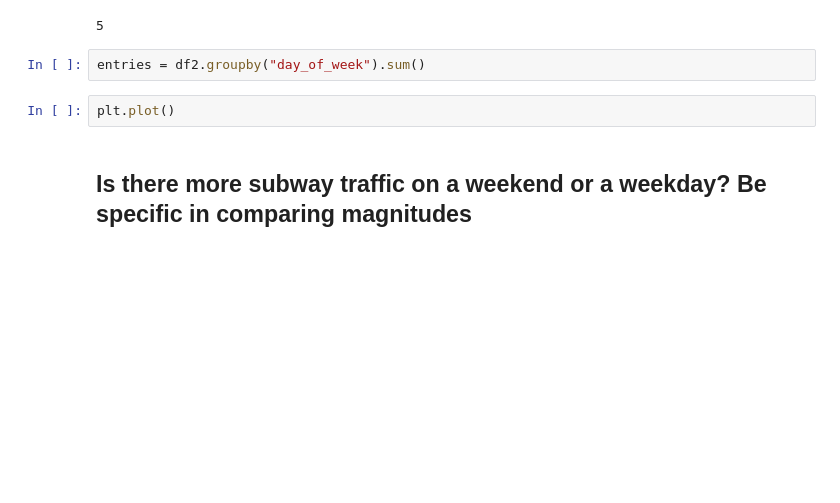
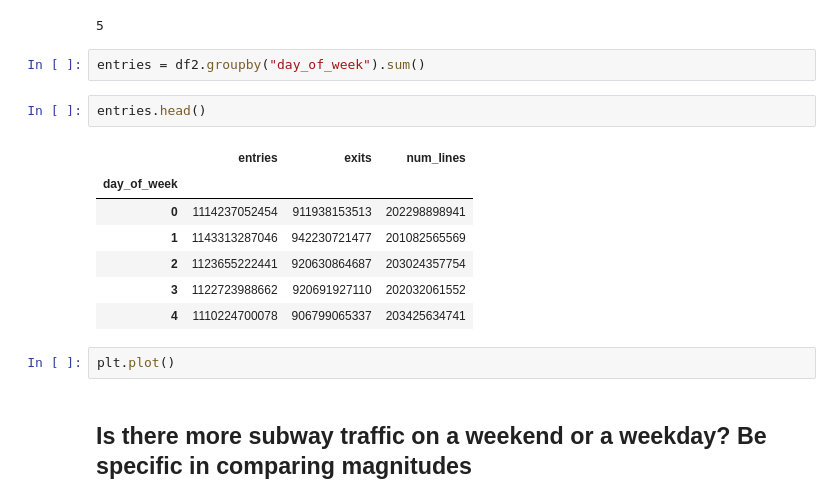
Before and after one commit to ortsed/dsc-pandas-series-and-dataframes-lab-dc-ds-career-042219, a Jupyter notebook: index.ipynb, the cells around one changed output. Cells and saved outputs as stored; diff of their text form; blank space fills up the shorter version.

```diff
--- a/index.ipynb
+++ b/index.ipynb
@@ -111,6 +111,16 @@ df2["day_of_week"][0]
 5
 # %%
 entries = df2.groupby("day_of_week").sum()
+# %%
+entries.head()
+# %% [output]
+|  | entries | exits | num_lines |
+| day_of_week |  |  |  |
+| 0 | 1114237052454 | 911938153513 | 202298898941 |
+| 1 | 1143313287046 | 942230721477 | 201082565569 |
+| 2 | 1123655222441 | 920630864687 | 203024357754 |
+| 3 | 1122723988662 | 920691927110 | 202032061552 |
+| 4 | 1110224700078 | 906799065337 | 203425634741 |
 # %%
 plt.plot()
 # %% [markdown]
```
